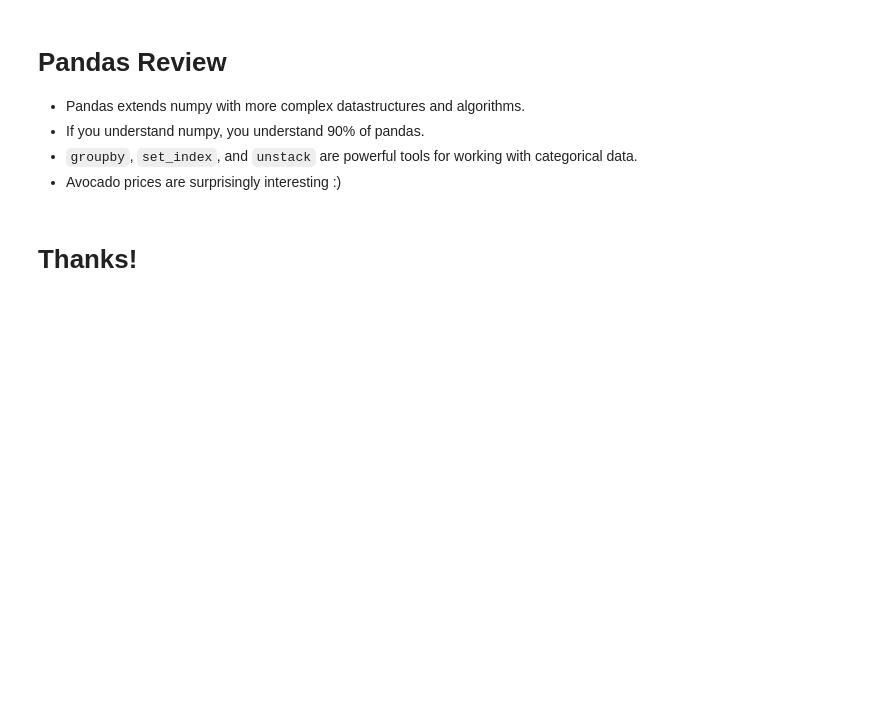
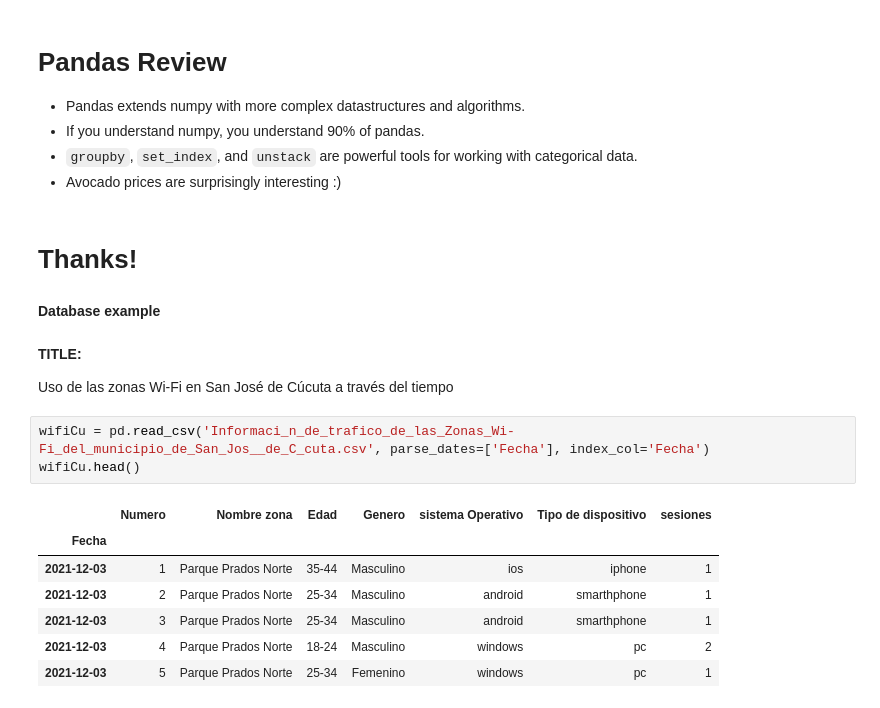
Before and after one commit to savillotaa/AlgorithmsUN2023I, a Jupyter notebook: LAB2/savillotaa_Lab2.ipynb, the cells around one changed output. Cells and saved outputs as stored; diff of their text form; blank space fills up the shorter version.

```diff
--- a/LAB2/savillotaa_Lab2.ipynb
+++ b/LAB2/savillotaa_Lab2.ipynb
@@ -1603,3 +1603,20 @@ ax.set_xticklabels(ax.get_xticklabels(), rotation=45);
 - Avocado prices are surprisingly interesting :)
 # %% [markdown]
 # Thanks!
+# %% [markdown]
+**Database example**
+# %% [markdown]
+**TITLE:**
+
+Uso de las zonas Wi-Fi en San José de Cúcuta a través del tiempo
+# %%
+wifiCu = pd.read_csv('Informaci_n_de_trafico_de_las_Zonas_Wi-Fi_del_municipio_de_San_Jos__de_C_cuta.csv', parse_dates=['Fecha'], index_col='Fecha')
+wifiCu.head()
+# %% [output]
+|  | Numero | Nombre zona | Edad | Genero | sistema Operativo | Tipo de dispositivo | sesiones |
+| Fecha |  |  |  |  |  |  |  |
+| 2021-12-03 | 1 | Parque Prados Norte | 35-44 | Masculino | ios | iphone | 1 |
+| 2021-12-03 | 2 | Parque Prados Norte | 25-34 | Masculino | android | smarthphone | 1 |
+| 2021-12-03 | 3 | Parque Prados Norte | 25-34 | Masculino | android | smarthphone | 1 |
+| 2021-12-03 | 4 | Parque Prados Norte | 18-24 | Masculino | windows | pc | 2 |
+| 2021-12-03 | 5 | Parque Prados Norte | 25-34 | Femenino | windows | pc | 1 |
```
Also changed, not shown: parts of 4 cells of this notebook.
